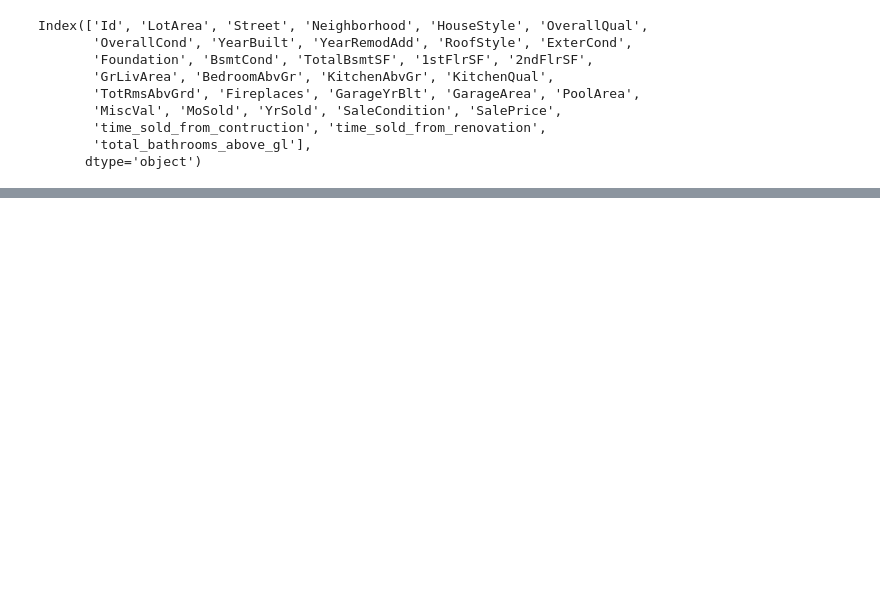
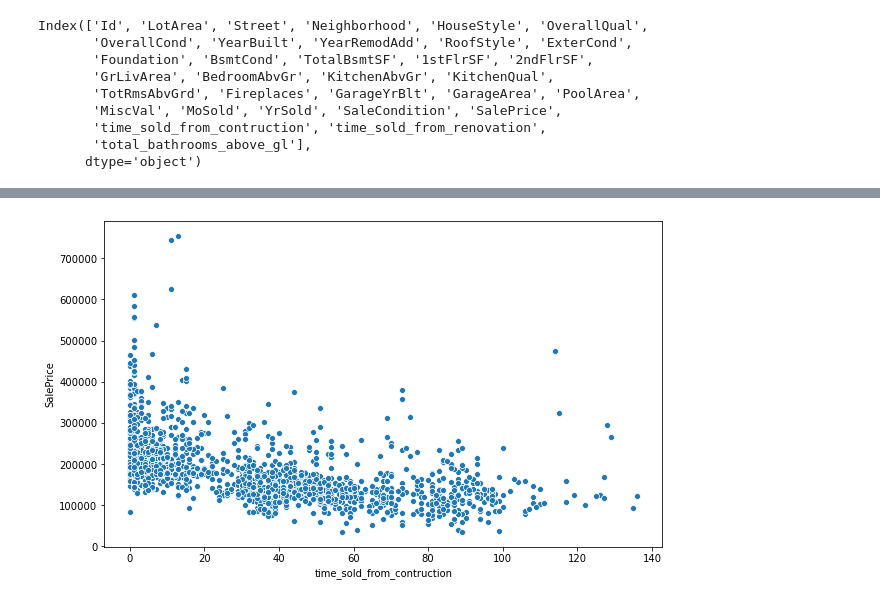
Before and after one commit to Brunadiasmiguel/Housing_Statistical_Analysis, a Jupyter notebook: stats.ipynb, the cells around one changed output, grey strips where cells are left out. Cells and saved outputs as stored; diff of their text form; code cells hidden in the pictures; blank space fills up the shorter version.

```diff
--- a/stats.ipynb
+++ b/stats.ipynb
@@ -254,0 +322,12 @@ hood.sort_values(by='SalePrice', ascending = False)
+# %%
+#check for correlations between years
+
+house1=house.copy()
+# %%
+#check year correlation
+
+house1 = sm.add_constant(house1)
+y = house1["SalePrice"]
+X = house1[["const", "time_sold_from_contruction","time_sold_from_renovation"]]
+
+reg1 = sm.OLS(y, X).fit()
@@ -254,0 +357,14 @@ hood.sort_values(by='SalePrice', ascending = False)
+# %%
+#second regression
+
+house2=house.copy()
+
+house2 = sm.add_constant(house2)
+y2 = house2["SalePrice"]
+X2 = house2[["const", "time_sold_from_contruction"]]
+
+reg2 = sm.OLS(y2, X2).fit()
+
+reg2.summary()
+
+#ever smaller R squared
@@ -254,0 +391,8 @@ hood.sort_values(by='SalePrice', ascending = False)
+# %%
+fig, ax = plt.subplots(figsize=(10,6))
+sns.scatterplot(data=house2,
+                x="time_sold_from_contruction",
+                y="SalePrice",
+                ax=ax);
+# %% [output]
+[figure, added]
```
Also changed, not shown: parts of 24 cells of this notebook.
